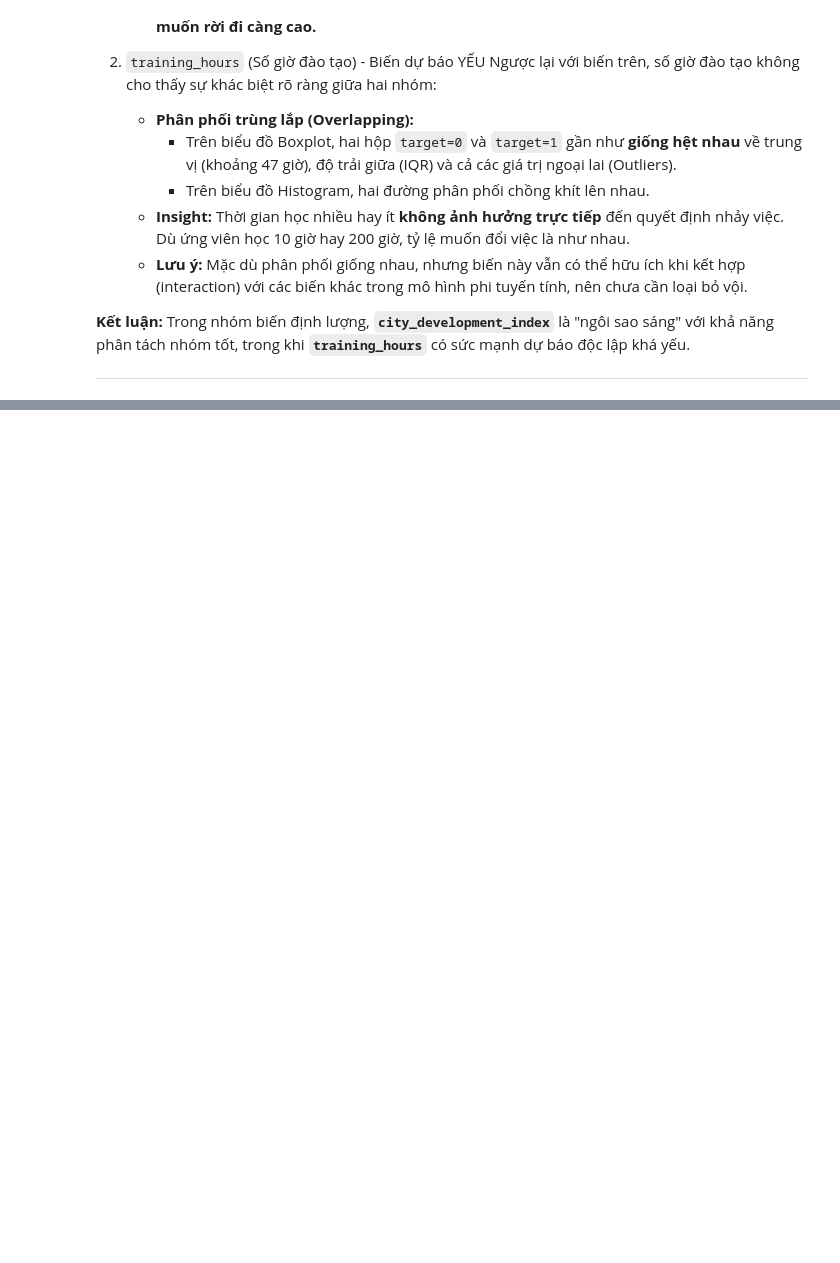
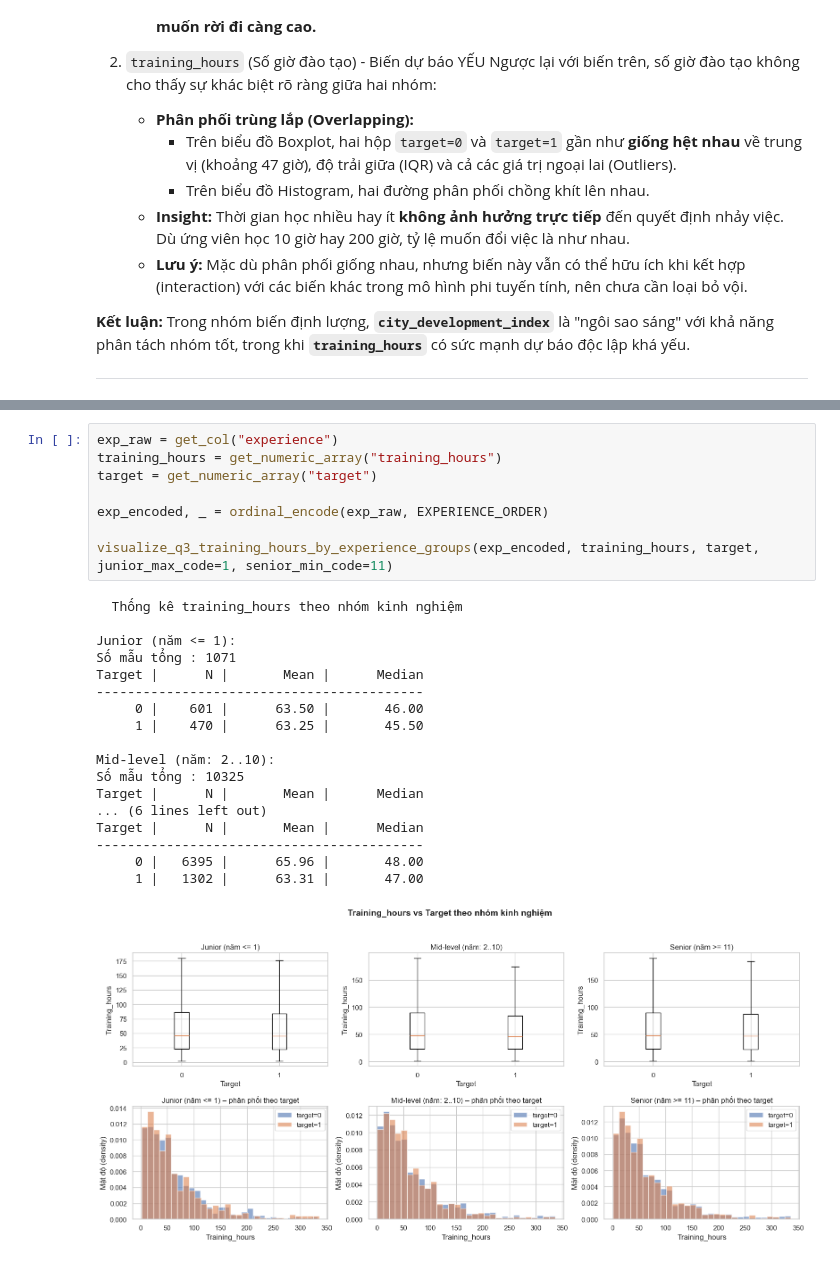
Before and after one commit to cyhapun/hr_analytics_job_change_of_data_scientists, a Jupyter notebook: notebooks/01_data_exploration.ipynb, the cells around one changed output, grey strips where cells are left out. Saved outputs shown, nothing was run; the diff lists cells and outputs as text; blank space fills up the shorter version.

```diff
--- a/notebooks/01_data_exploration.ipynb
+++ b/notebooks/01_data_exploration.ipynb
@@ -1318,0 +1391,27 @@ visualize_q2_training_hours_effect(training_hours, target)
+# %%
+exp_raw = get_col("experience")
+training_hours = get_numeric_array("training_hours")
+target = get_numeric_array("target")
+
+exp_encoded, _ = ordinal_encode(exp_raw, EXPERIENCE_ORDER)
+
+visualize_q3_training_hours_by_experience_groups(exp_encoded, training_hours, target, junior_max_code=1, senior_min_code=11)
+# %% [output]
+  Thống kê training_hours theo nhóm kinh nghiệm
+
+Junior (năm <= 1):
+Số mẫu tổng : 1071
+Target |      N |       Mean |      Median
+------------------------------------------
+     0 |    601 |      63.50 |       46.00
+     1 |    470 |      63.25 |       45.50
+
+Mid-level (năm: 2..10):
+Số mẫu tổng : 10325
+Target |      N |       Mean |      Median
+... (6 lines left out)
+Target |      N |       Mean |      Median
+------------------------------------------
+     0 |   6395 |      65.96 |       48.00
+     1 |   1302 |      63.31 |       47.00
+[figure, added]
```
Also changed, not shown: parts of 30 cells of this notebook, 2 other files.
